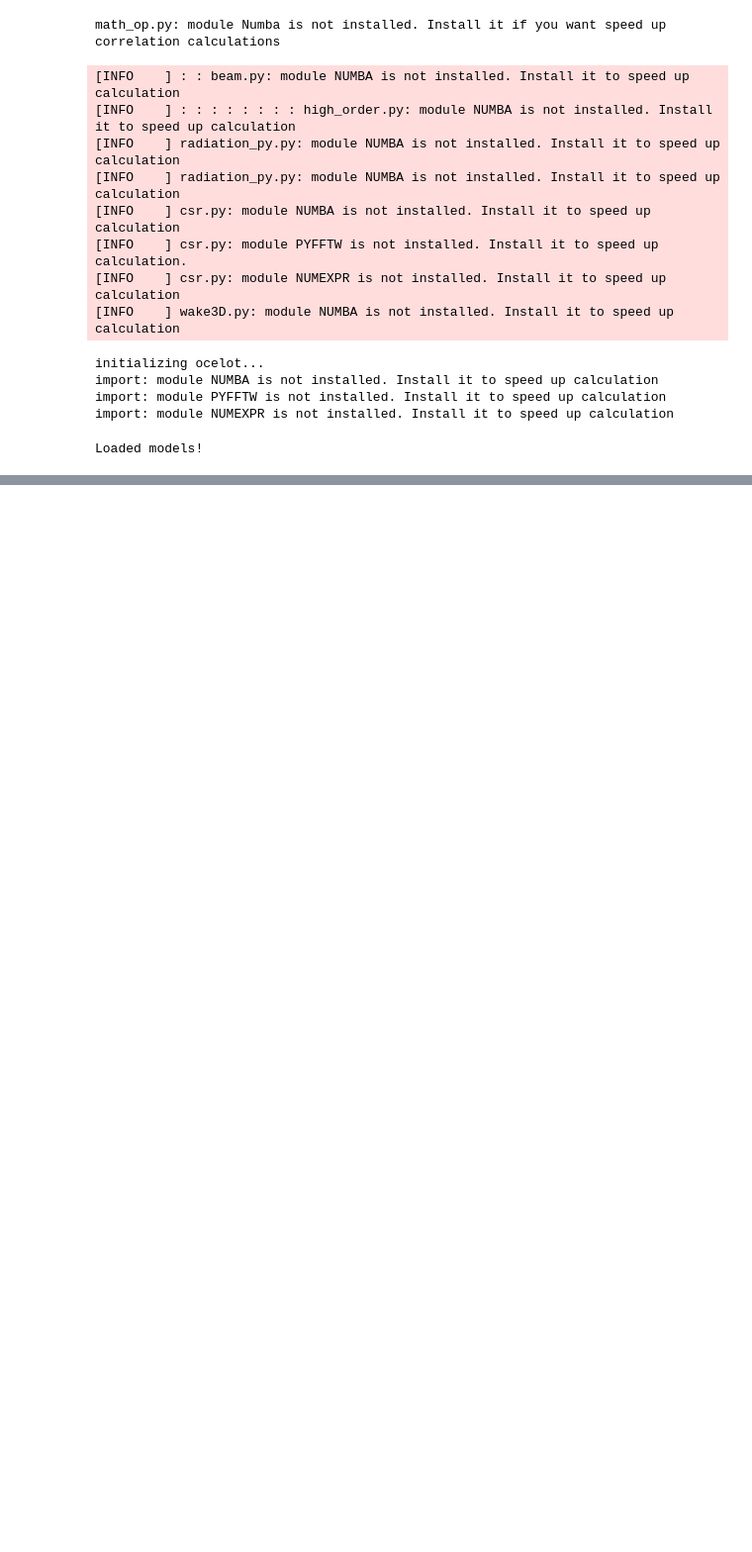
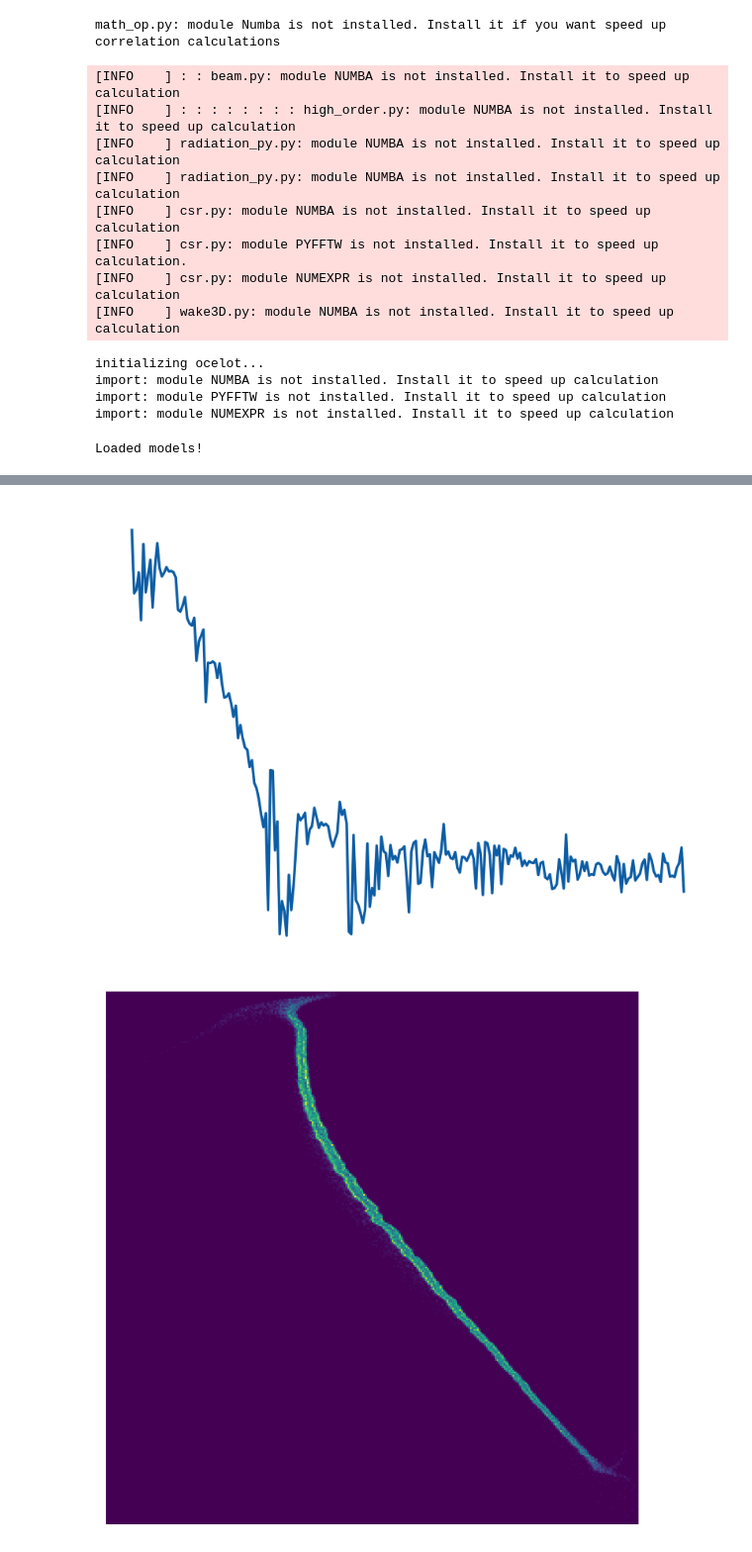
Before and after one commit to jank324/spectral-vd-euxfel, a Jupyter notebook: figures.ipynb, the cells around one changed output, grey strips where cells are left out. Shown at 99% size. Saved outputs shown, nothing was run; the diff lists cells and outputs as text; code cells hidden in the pictures; blank space fills up the shorter version.

Commit message:
Create plots for illustration on poster

```diff
--- a/figures.ipynb
+++ b/figures.ipynb
@@ -205,0 +215,19 @@ plt.show()
+# %%
+plt.style.use("science")
+# %%
+# For neural network flowchart in paper
+
+plt.plot(lps_dataset_test.formfactors[samples[-1]])
+plt.axis("off")
+plt.tight_layout()
+plt.savefig("figures/THPL019_f1_formfactor.png", dpi=300)
+plt.show()
+
+plt.imshow(lps_dataset_test.lps_images[samples[-1]], vmin=0, interpolation="nearest")
+plt.axis("off")
+plt.tight_layout()
+plt.savefig("figures/THPL019_f1_lps_image.png", dpi=300)
+plt.show()
+# %% [output]
+[figure, added]
+[figure, added]
```
Also changed, not shown: parts of 3 cells of this notebook.
